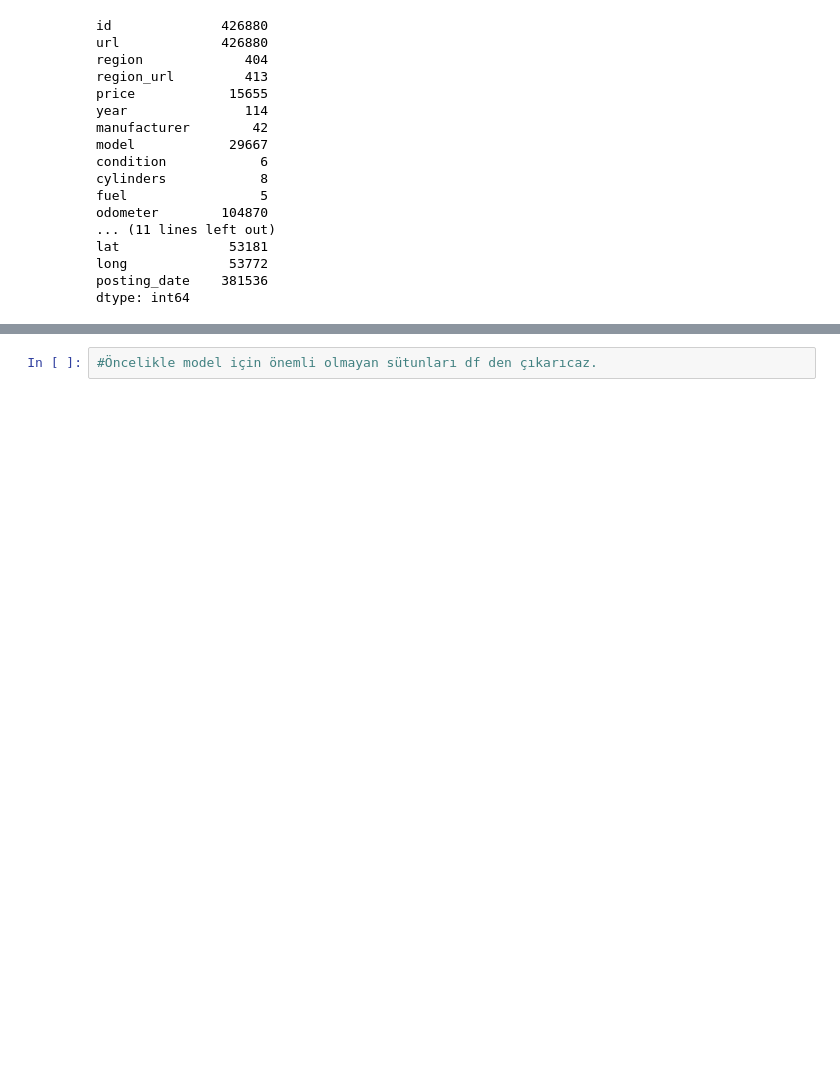
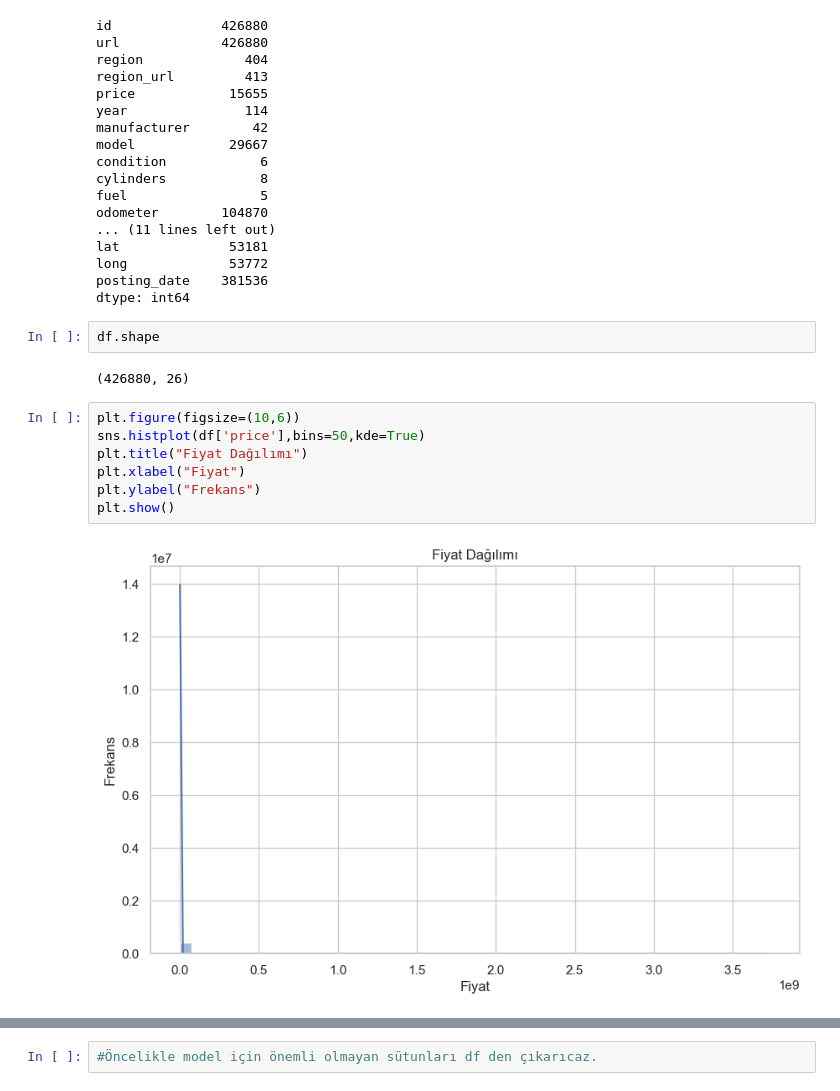
Before and after one commit to AhmetBugraKaplan/CarRecommendationSystem, a Jupyter notebook: CarPricePredictionProject.ipynb, the cells around one changed output, grey strips where cells are left out. Saved outputs shown, nothing was run; the diff lists cells and outputs as text; blank space fills up the shorter version.

```diff
--- a/CarPricePredictionProject.ipynb
+++ b/CarPricePredictionProject.ipynb
@@ -50,3 +79,16 @@ lat              53181
 long             53772
 posting_date    381536
 dtype: int64
+# %%
+df.shape
+# %% [output]
+(426880, 26)
+# %%
+plt.figure(figsize=(10,6))
+sns.histplot(df['price'],bins=50,kde=True)
+plt.title("Fiyat Dağılımı")
+plt.xlabel("Fiyat")
+plt.ylabel("Frekans")
+plt.show()
+# %% [output]
+[figure, added]
```
Also changed, not shown: parts of 14 cells of this notebook.
